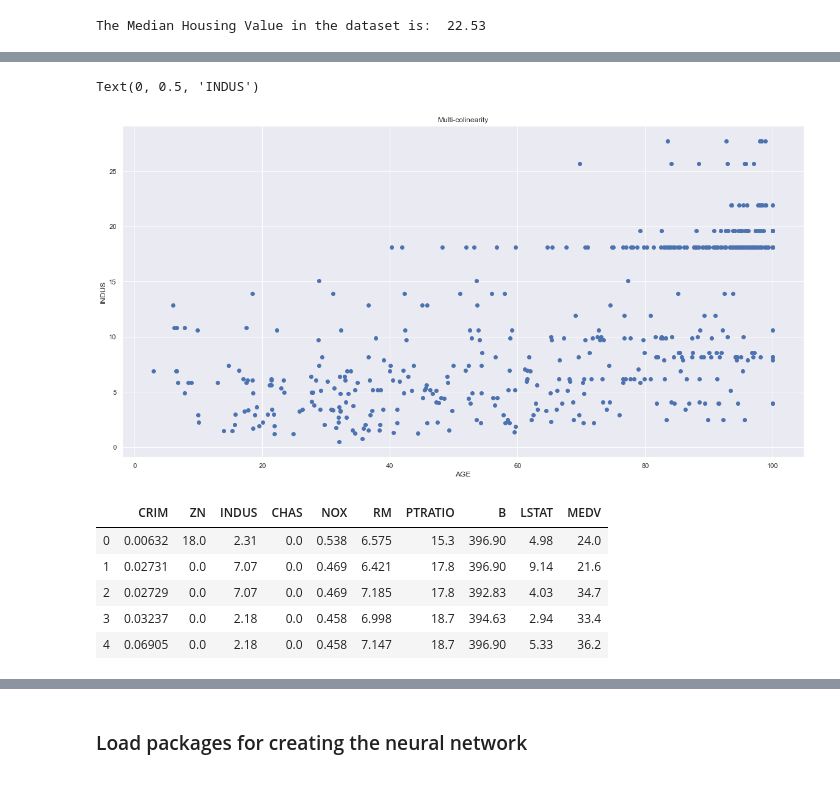
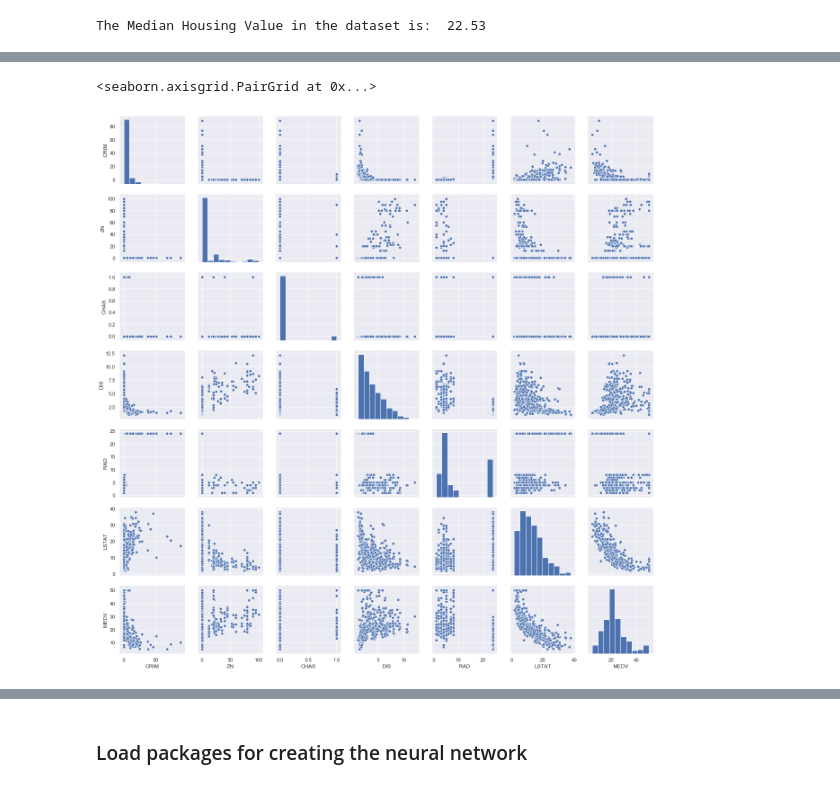
Before and after one commit to SimonMcLain/ML-Statistics-Project-2019-G00364775, a Jupyter notebook: Project.ipynb, the cells around one changed output, grey strips where cells are left out. Drawn from its saved outputs; the diff is of its cells as text; code cells hidden in the pictures.

```diff
--- a/Project.ipynb
+++ b/Project.ipynb
@@ -49,3 +60,5 @@ df['MEDV'] = dataset.target
+# %%
+boston = df.drop(columns=['PTRATIO', 'NOX', 'TAX', 'RM', 'AGE', 'B', 'INDUS'])
 # %% [markdown]
 ## Describe the Dataset
 # %% [markdown]
@@ -80,5 +77,0 @@ We can see that RAD (accessibility to radial highways) and TAX (full-value prope
-# %%
-# Create a heat-map for all attributes to help identify multi-co-linearity
-sns.set(rc={'figure.figsize':(15,10)})
-correlation_matrix = df.corr().round(2)
-sns.heatmap(data=correlation_matrix, annot=True)
@@ -112,23 +78,7 @@ Text(0, 0.5, 'DIS')
-# %%
-plt.figure(figsize=(20, 10))
-
-x = df['AGE']
-y = df['INDUS']
-plt.scatter(x, y, marker='o')
-plt.title("Multi-colinearity")
-plt.xlabel('AGE')
-plt.ylabel('INDUS')
-# %% [output]
-Text(0, 0.5, 'INDUS')
-[figure, removed]
-# %%
-# Remove RAD, TAX, DIS and AGE
-cleaned_df = df.loc[:,['CRIM','ZN','INDUS','CHAS','NOX','RM','PTRATIO','B','LSTAT','MEDV']]
-cleaned_df.head()
-# %% [output]
-|  | CRIM | ZN | INDUS | CHAS | NOX | RM | PTRATIO | B | LSTAT | MEDV |
-| 0 | 0.00632 | 18.0 | 2.31 | 0.0 | 0.538 | 6.575 | 15.3 | 396.90 | 4.98 | 24.0 |
-| 1 | 0.02731 | 0.0 | 7.07 | 0.0 | 0.469 | 6.421 | 17.8 | 396.90 | 9.14 | 21.6 |
-| 2 | 0.02729 | 0.0 | 7.07 | 0.0 | 0.469 | 7.185 | 17.8 | 392.83 | 4.03 | 34.7 |
-| 3 | 0.03237 | 0.0 | 2.18 | 0.0 | 0.458 | 6.998 | 18.7 | 394.63 | 2.94 | 33.4 |
-| 4 | 0.06905 | 0.0 | 2.18 | 0.0 | 0.458 | 7.147 | 18.7 | 396.90 | 5.33 | 36.2 |
+# %%
+# Visualise the relationships between the remaining data
+sns.set(rc={'figure.figsize':(20,10)})
+sns.pairplot(boston)
+# %% [output]
+<seaborn.axisgrid.PairGrid at 0x...>
+[figure, added]
```
Also changed, not shown: parts of 14 cells of this notebook, 2 other files.
